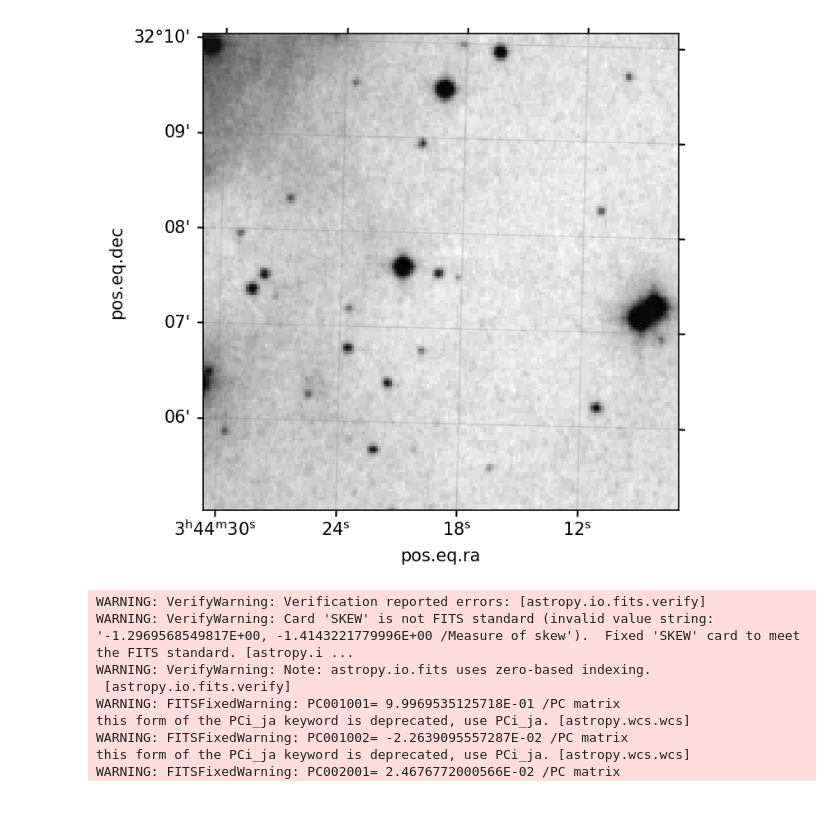
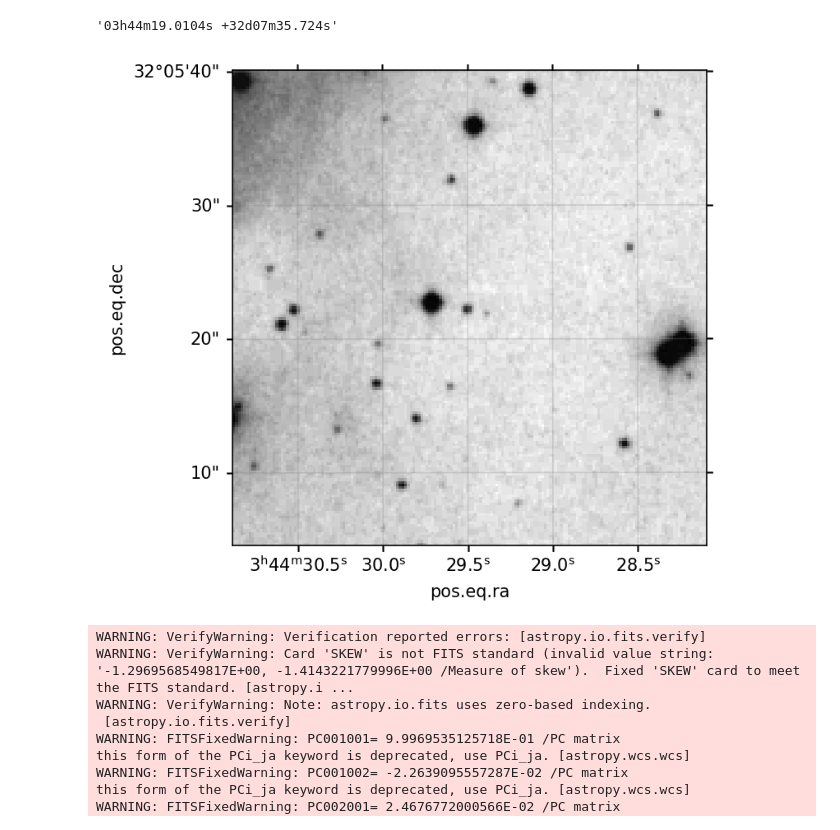
Before and after one commit to tomr-stargazer/Variability_Project_2020, a Jupyter notebook: wuvars/analysis/prototypes/Making a Finding Chart for Lisa.ipynb, the cells around one changed output. Drawn from its saved outputs; the diff is of its cells as text; code cells hidden in the pictures.

Commit message:
updates to finding chart script

```diff
--- a/wuvars/analysis/prototypes/Making a Finding Chart for Lisa.ipynb
+++ b/wuvars/analysis/prototypes/Making a Finding Chart for Lisa.ipynb
@@ -129,7 +129,7 @@ wcs_out, shape_out = find_optimal_celestial_wcs([hdu], auto_rotate=True)
 # wcs_out, shape_out = find_optimal_celestial_wcs([pf[0]])
 
 dss_array, footprint = reproject_interp(
-    hdu, wcs_out, shape_out=shape_out
+    hdu, wcs_out_2, shape_out=shape_out
 )
 
 # ukirt_array, footprint = reproject_interp(
@@ -141,7 +141,7 @@ dss_array, footprint = reproject_interp(
 
 fig = plt.figure(figsize=(5,5), dpi=150)
 
-ax = plt.subplot(projection=wcs_out)
+ax = plt.subplot(projection=wcs_out_2)
 ax.imshow(
     np.sqrt(hdu.data),
 #     hdu.data,
@@ -151,4 +151,21 @@ ax.imshow(
     cmap='gray_r'
 )
 ax.grid(color='gray', ls='solid', alpha=0.25)
+
+print(center)
+# ax.get_transform('world')
+coordy = SkyCoord(ra=56.079210*u.deg, dec=32.126590*u.deg)
+
+# ax.scatter(*center, marker='+', color='r', lw=1.0, s=30, transform=ax.get_transform('world'), alpha=0.8)
+
+coordy.to_string('hmsdms')
+
+# xlims_world = [center[0] + 1.25*u.arcmin, center[0] - 1.25*u.arcmin]
+# ylims_world = [center[1] - 1.1*u.arcmin, center[1] + 1.1*u.arcmin]
+
+# world_coords = SkyCoord(ra=xlims_world, dec=ylims_world, frame='fk5')
+# pixel_coords_x, pixel_coords_y = ax.wcs.world_to_pixel(world_coords)
+
+# ax.set_xlim(pixel_coords_x)
+# ax.set_ylim(pixel_coords_y)
 # %% [output]
@@ -172,4 +190,5 @@ Changed DATE-OBS from '24/10/55          ' to '1955-10-24''. [astropy.wcs.wcs]
+'03h44m19.0104s +32d07m35.724s'
-[figure, old version]
+[figure, new version]
 # %%
 downloads_dir = "/Users/tsrice/Downloads"
 filename = os.path.join(downloads_dir, "dss1.3.44.19.0104960000002+32.7.35.7240000000007.fits")
```
Also changed, not shown: parts of 7 cells of this notebook.
